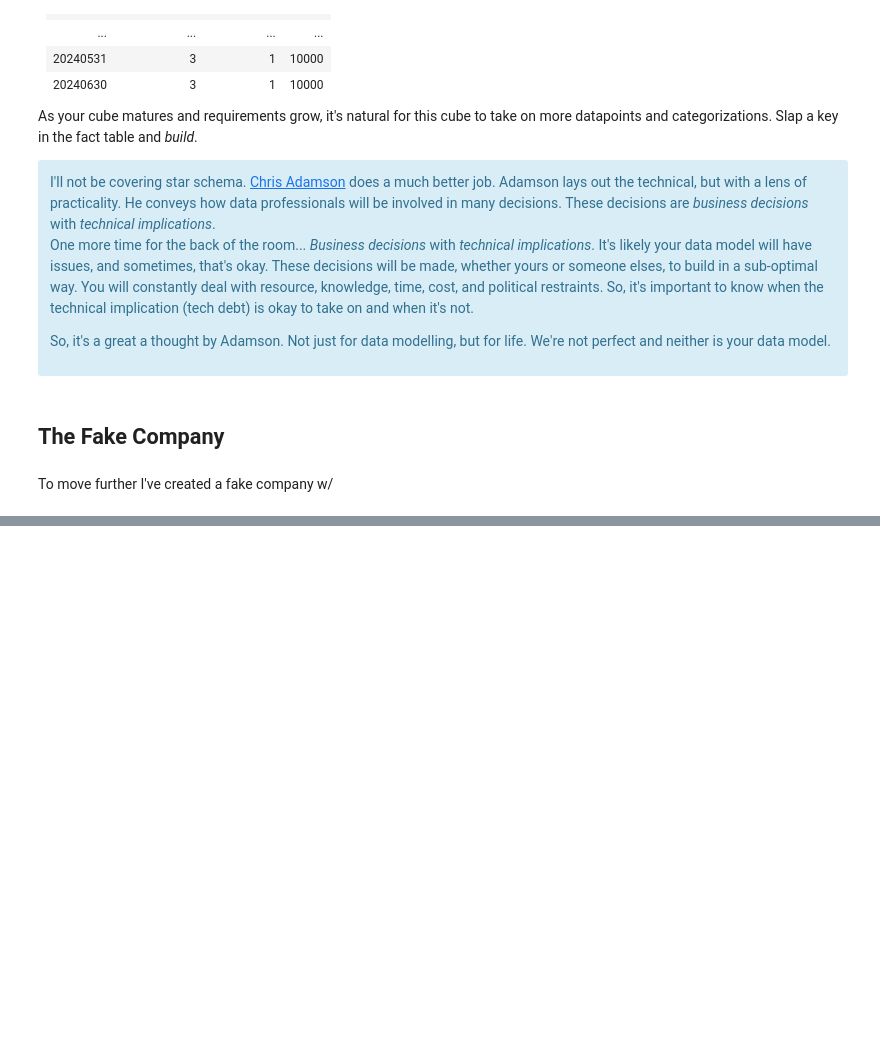
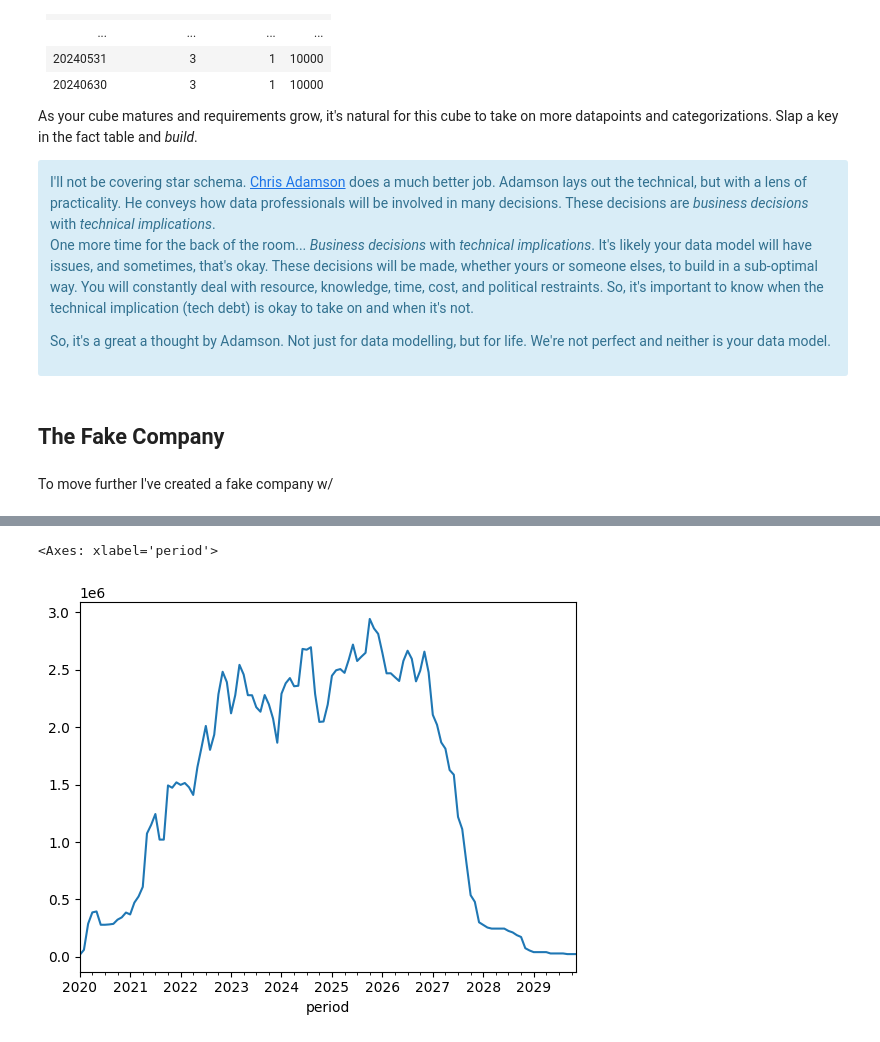
Before and after one commit to Curts0/arr_data_professional, a Jupyter notebook: 4-the-customer-cube.ipynb, the cells around one changed output, grey strips where cells are left out. Cells and saved outputs as stored; diff of their text form; code cells hidden in the pictures; blank space fills up the shorter version.

```diff
--- a/4-the-customer-cube.ipynb
+++ b/4-the-customer-cube.ipynb
@@ -111 +112,13 @@ LMS     2025-08-17      2026-08-16      $13,000 True
 ************************************************************
+# %%
+from arr import annualize_df
+import pandas as pd
+
+df = annualize_df(CONTRACTS)
+# %%
+a: pd.Series = df['ARR'].sum()
+# %%
+a.plot()
+# %% [output]
+<Axes: xlabel='period'>
+[figure, added]
```
Also changed, not shown: parts of 2 cells of this notebook, 4 other files.
